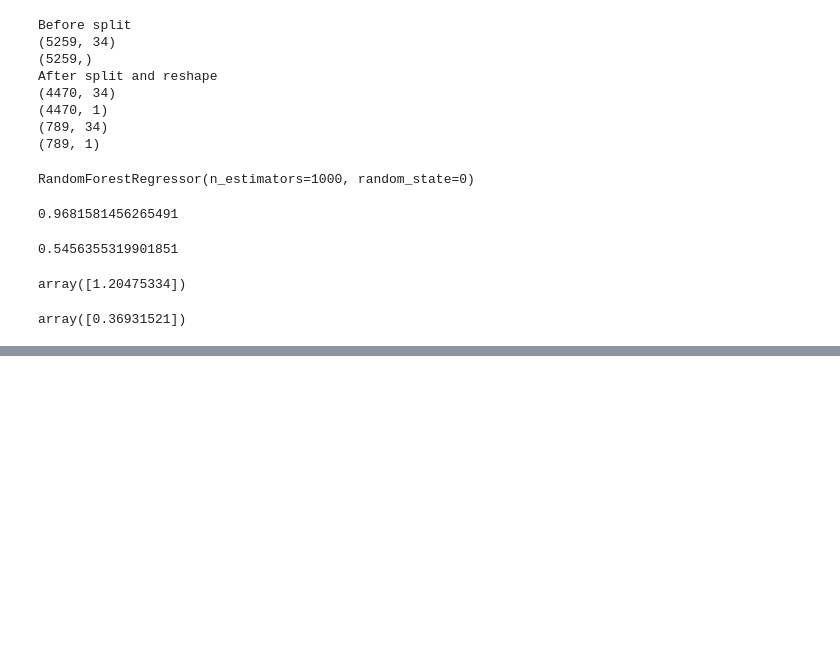
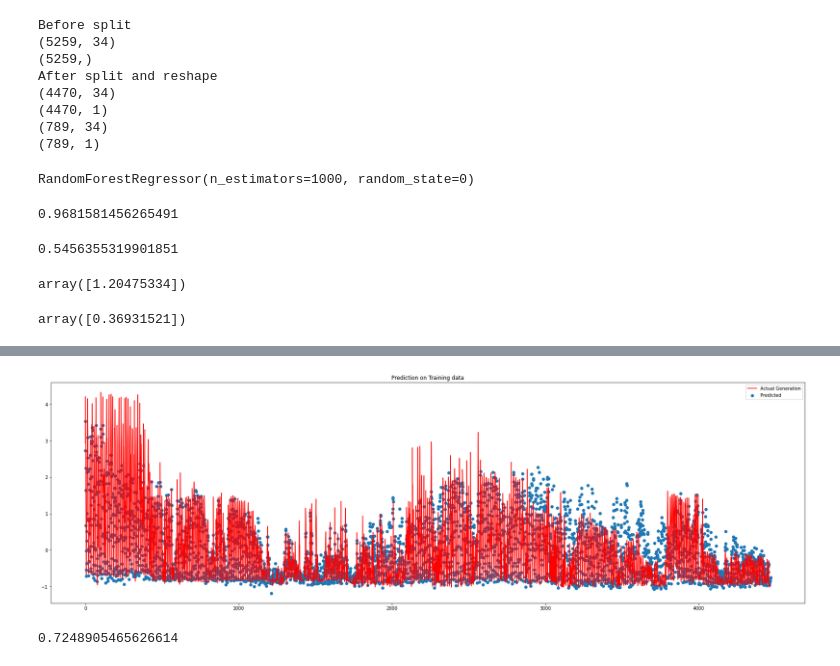
Before and after one commit to bradley-p/Solar_Energy_Forecasting, a Jupyter notebook: src/learning_experiments.ipynb, the cells around one changed output, grey strips where cells are left out. Saved outputs shown, nothing was run; the diff lists cells and outputs as text; code cells hidden in the pictures; blank space fills up the shorter version.

```diff
--- a/src/learning_experiments.ipynb
+++ b/src/learning_experiments.ipynb
@@ -67,0 +118,14 @@ array([0.36931521])
+# %%
+y_train_pred = regressor.predict(x_train)
+plt.figure(figsize=(30,9))
+plt.plot(y_train, 'r')
+plt.scatter(x=np.arange(y_train_pred.shape[0]), y=y_train_pred)
+plt.legend(['Actual Generation', 'Predicted'])
+plt.title("Prediction on Training data")
+plt.show()
+# %% [output]
+[figure, added]
+# %%
+r2_score(y_train, y_train_pred)
+# %% [output]
+0.7248905465626614
```
Also changed, not shown: parts of 13 cells of this notebook, 1 other file.
